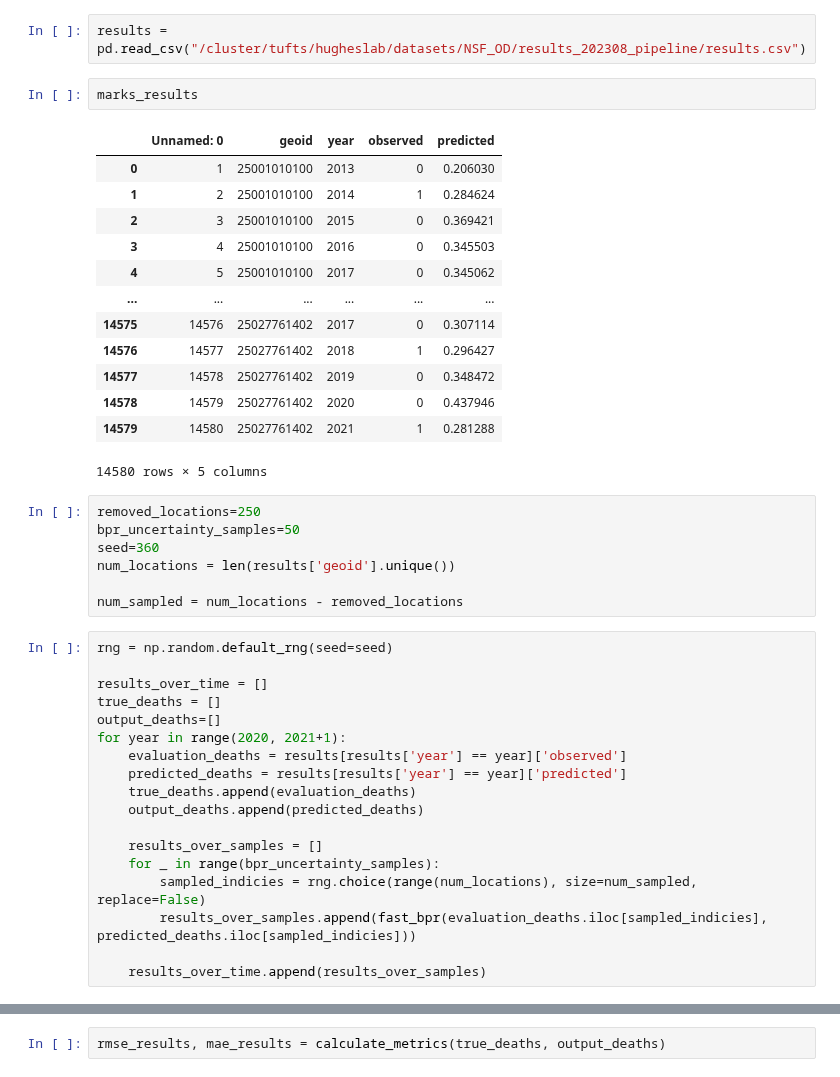
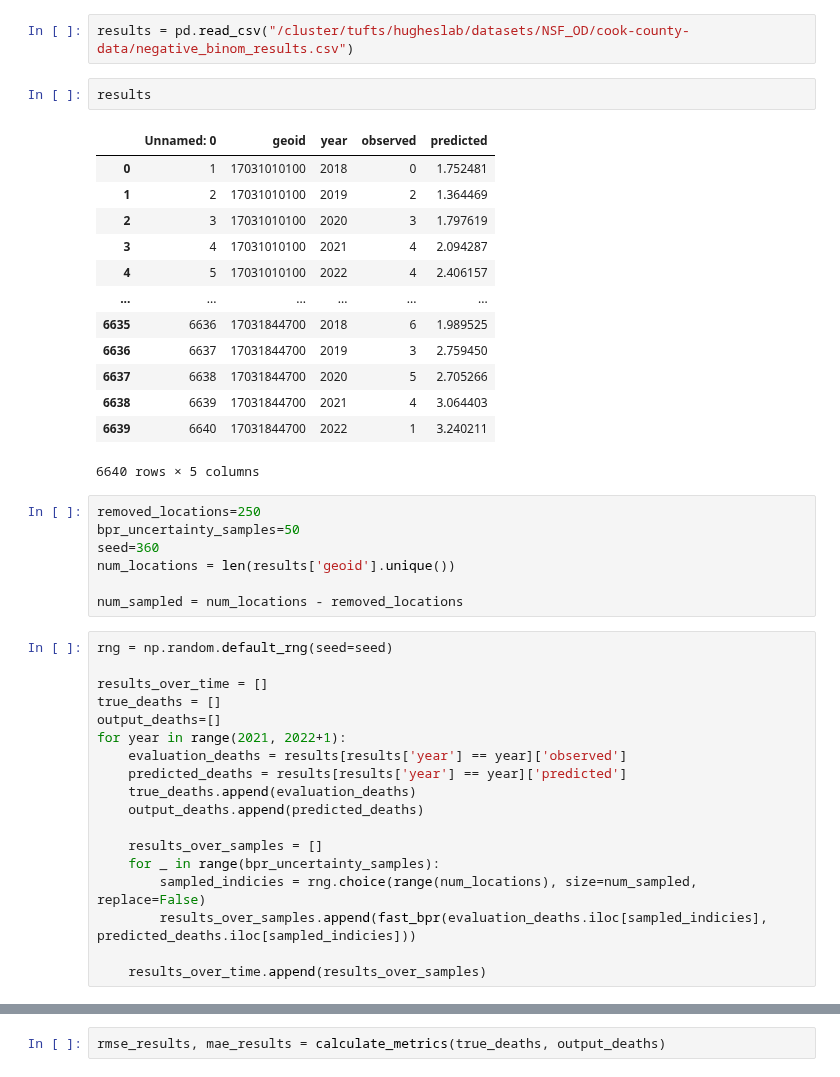
Before and after one commit to tufts-ml/opioid-overdose-models, a Jupyter notebook: replicate_marks/evaluate_results.ipynb, the cells around one changed output, grey strips where cells are left out. Saved outputs shown, nothing was run; the diff lists cells and outputs as text.

Commit message:
Working castnet, marks for cook county, pop in cookcounty cleaning

```diff
--- a/replicate_marks/evaluate_results.ipynb
+++ b/replicate_marks/evaluate_results.ipynb
@@ -53,21 +50,21 @@ The autoreload extension is already loaded. To reload it, use:
 # %%
-results = pd.read_csv("/cluster/tufts/hugheslab/datasets/NSF_OD/results_202308_pipeline/results.csv")
+results = pd.read_csv("/cluster/tufts/hugheslab/datasets/NSF_OD/cook-county-data/negative_binom_results.csv")
-# %%
-marks_results
-# %% [output]
-|  | Unnamed: 0 | geoid | year | observed | predicted |
-| 0 | 1 | 25001010100 | 2013 | 0 | 0.206030 |
-| 1 | 2 | 25001010100 | 2014 | 1 | 0.284624 |
-| 2 | 3 | 25001010100 | 2015 | 0 | 0.369421 |
-| 3 | 4 | 25001010100 | 2016 | 0 | 0.345503 |
-| 4 | 5 | 25001010100 | 2017 | 0 | 0.345062 |
-| ... | ... | ... | ... | ... | ... |
-| 14575 | 14576 | 25027761402 | 2017 | 0 | 0.307114 |
-| 14576 | 14577 | 25027761402 | 2018 | 1 | 0.296427 |
-| 14577 | 14578 | 25027761402 | 2019 | 0 | 0.348472 |
-| 14578 | 14579 | 25027761402 | 2020 | 0 | 0.437946 |
-| 14579 | 14580 | 25027761402 | 2021 | 1 | 0.281288 |
-14580 rows × 5 columns
+# %%
+results
+# %% [output]
+|  | Unnamed: 0 | geoid | year | observed | predicted |
+| 0 | 1 | 17031010100 | 2018 | 0 | 1.752481 |
+| 1 | 2 | 17031010100 | 2019 | 2 | 1.364469 |
+| 2 | 3 | 17031010100 | 2020 | 3 | 1.797619 |
+| 3 | 4 | 17031010100 | 2021 | 4 | 2.094287 |
+| 4 | 5 | 17031010100 | 2022 | 4 | 2.406157 |
+| ... | ... | ... | ... | ... | ... |
+| 6635 | 6636 | 17031844700 | 2018 | 6 | 1.989525 |
+| 6636 | 6637 | 17031844700 | 2019 | 3 | 2.759450 |
+| 6637 | 6638 | 17031844700 | 2020 | 5 | 2.705266 |
+| 6638 | 6639 | 17031844700 | 2021 | 4 | 3.064403 |
+| 6639 | 6640 | 17031844700 | 2022 | 1 | 3.240211 |
+6640 rows × 5 columns
 # %%
 removed_locations=250
 bpr_uncertainty_samples=50
@@ -81,7 +78,7 @@ rng = np.random.default_rng(seed=seed)
 results_over_time = []
 true_deaths = []
 output_deaths=[]
-for year in range(2020, 2021+1):
+for year in range(2021, 2022+1):
     evaluation_deaths = results[results['year'] == year]['observed']
     predicted_deaths = results[results['year'] == year]['predicted']
     true_deaths.append(evaluation_deaths)
```
Also changed, not shown: parts of 3 cells of this notebook, 24 other files.
